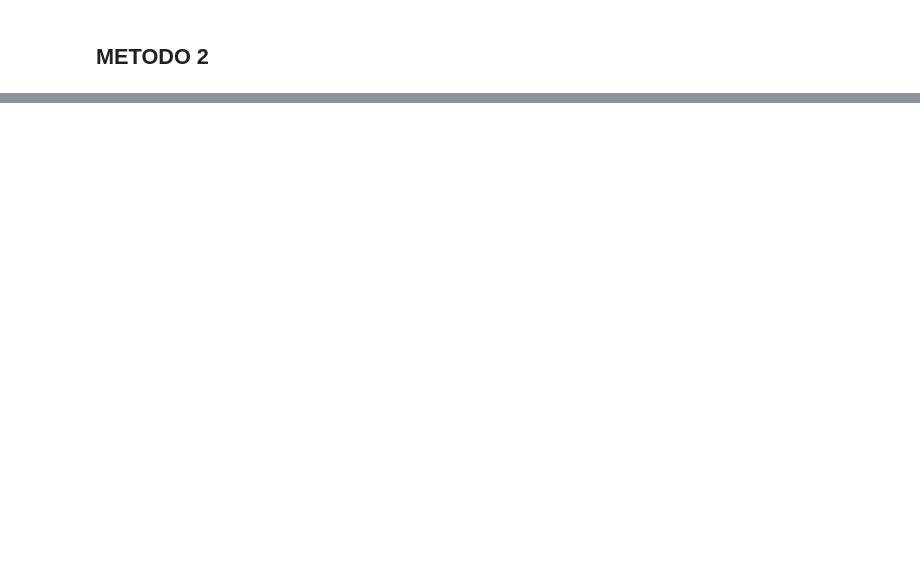
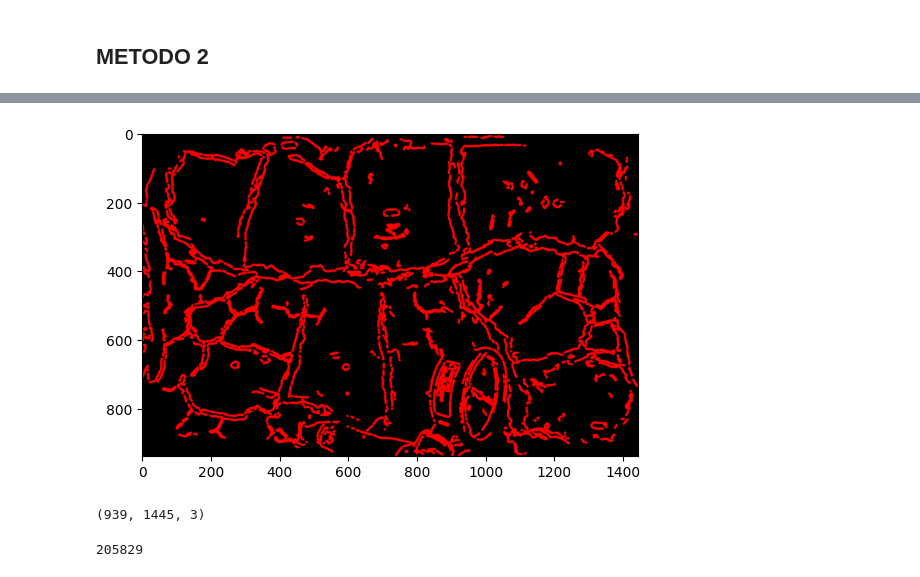
Before and after one commit to eadelgadillom/Projects_Private, a Jupyter notebook: image_processing_.ipynb, the cells around one changed output, grey strips where cells are left out. Cells and saved outputs as stored; diff of their text form; code cells hidden in the pictures; blank space fills up the shorter version.

```diff
--- a/image_processing_.ipynb
+++ b/image_processing_.ipynb
@@ -77,7 +88,7 @@ theta = np.pi / 180  # angular resolution in radians of the Hough grid
 threshold = 15  # minimum number of votes (intersections in Hough grid cell)
 min_line_length = 2  # minimum number of pixels making up a line
 max_line_gap = 2  # maximum gap in pixels between connectable line segments
-line_image_2 = np.copy(img) * 0  # creating a blank to draw lines on
+line_image_2 = np.copy(img_2) * 0  # creating a blank to draw lines on
 
 # Run Hough on edge detected image
 # Output "lines" is an array containing endpoints of detected line segments
@@ -89,13 +100,17 @@ for line in lines:
         cv2.line(line_image_2,(x1,y1),(x2,y2),(255,0,0),5)
 # %%
 # Draw the lines on the  image
-lines_edges = cv2.addWeighted(img_2, 0, line_image_2, 0, 0)
+lines_edges = cv2.addWeighted(img_2, 0, line_image_2, 1, 0)
 #lines_edges = cv2.addWeighted(img_2, 0.8, line_image_2, 1, 0)
 plt.imshow(lines_edges)
 plt.show()
+# %% [output]
+[figure, added]
 # %%
 np_edges = np.asarray(lines_edges)
 np_edges.shape
+# %% [output]
+(939, 1445, 3)
 # %%
 edges_y = np_edges.shape[0]
 edges_x = np_edges.shape[1]
@@ -117,0 +129,4 @@ suelo_ed
+# %%
+crack_ed
+# %% [output]
+205829
```
Also changed, not shown: parts of 11 cells of this notebook.
